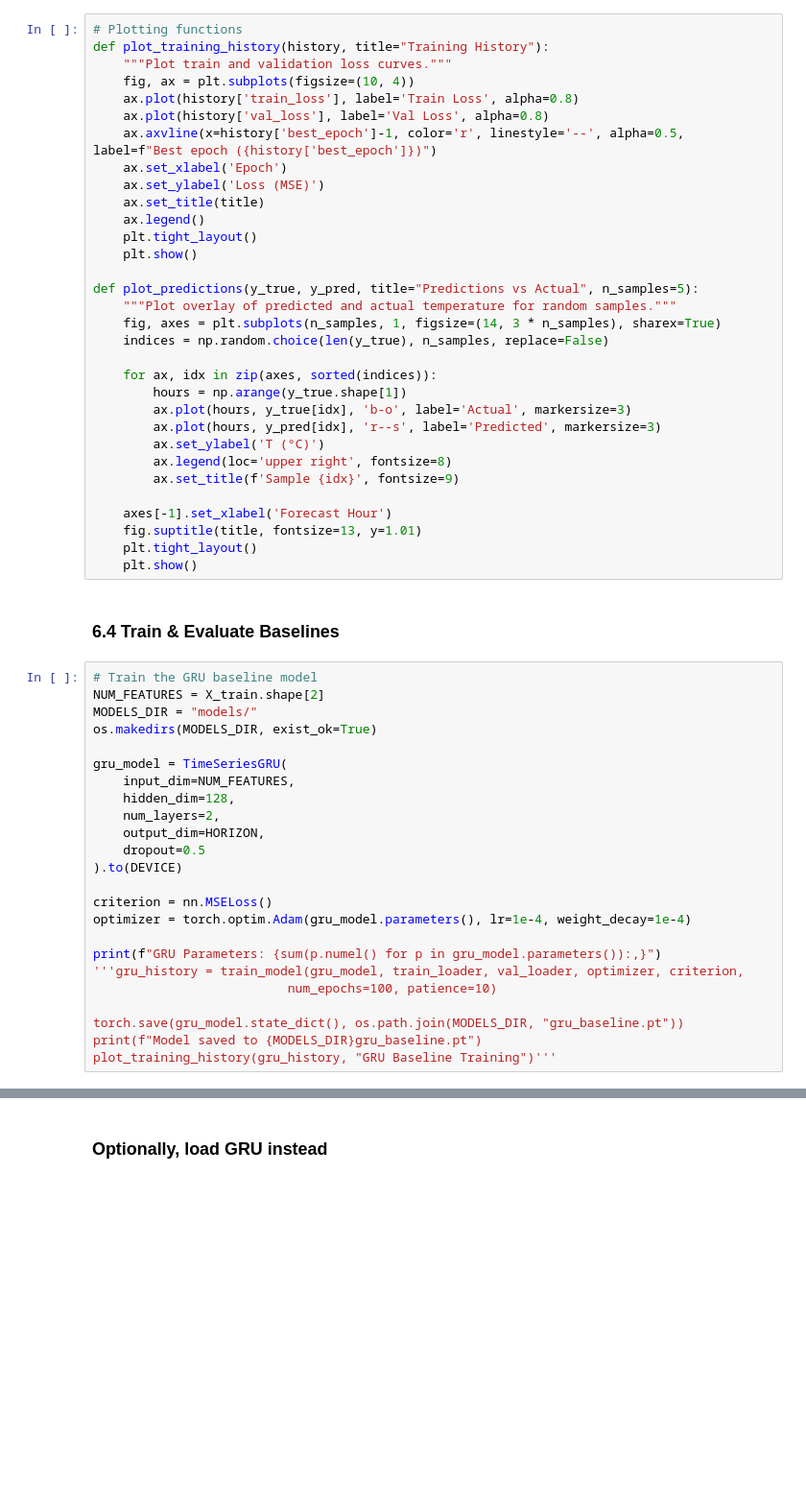
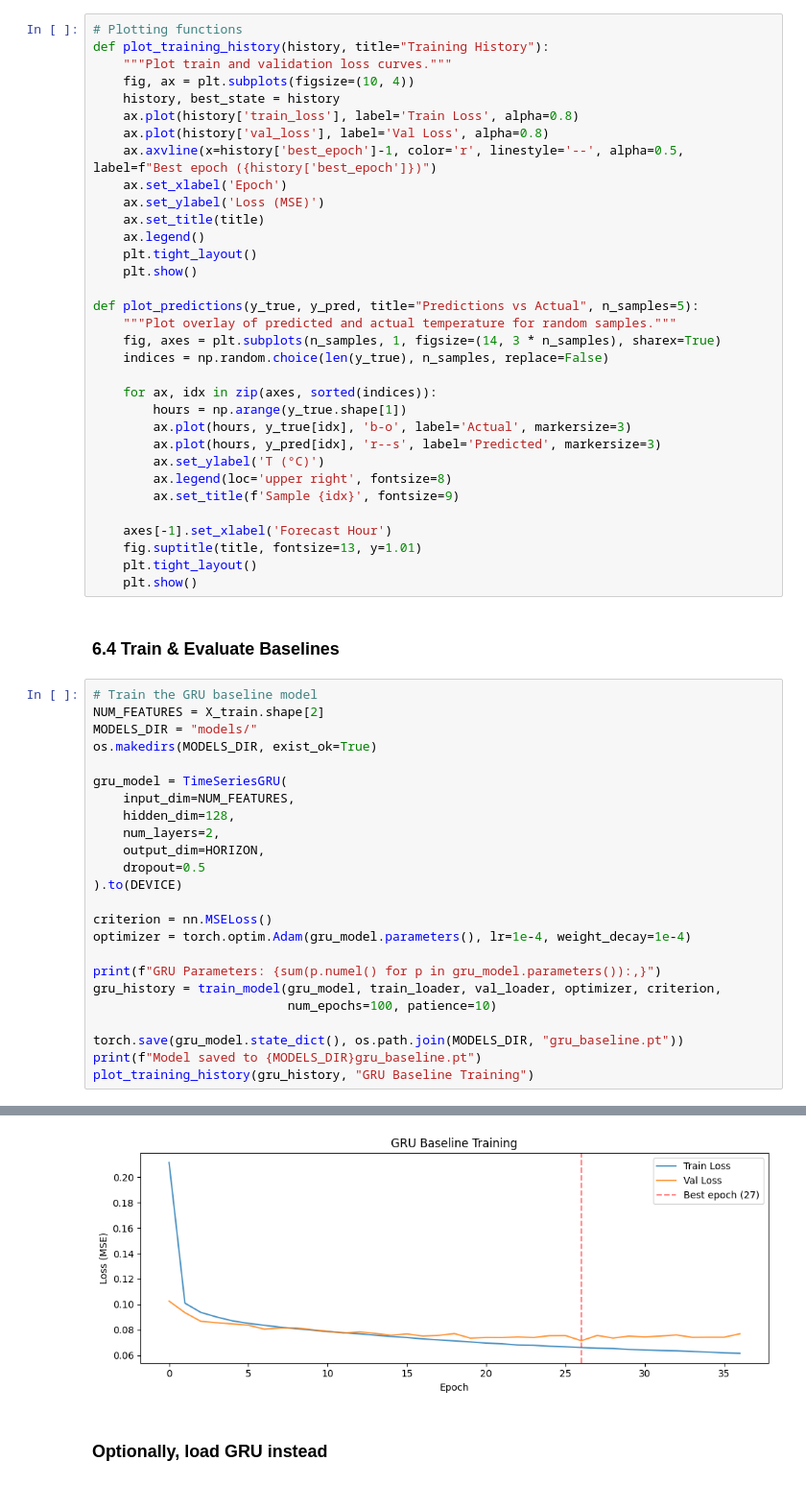
Before and after one commit to dudocas12/Advanced-Time-Series-Forecasting-Optimization-and-Explainability, a Jupyter notebook: main.ipynb, the cells around one changed output, grey strips where cells are left out. Shown at 96% size. Drawn from its saved outputs; the diff is of its cells as text; blank space fills up the shorter version.

```diff
--- a/main.ipynb
+++ b/main.ipynb
@@ -818,6 +792,7 @@ def evaluate_model(model, test_loader, criterion, scaler, target_idx, device=DEV
 def plot_training_history(history, title="Training History"):
     """Plot train and validation loss curves."""
     fig, ax = plt.subplots(figsize=(10, 4))
+    history, best_state = history
     ax.plot(history['train_loss'], label='Train Loss', alpha=0.8)
     ax.plot(history['val_loss'], label='Val Loss', alpha=0.8)
     ax.axvline(x=history['best_epoch']-1, color='r', linestyle='--', alpha=0.5, label=f"Best epoch ({history['best_epoch']})")
@@ -865,11 +840,11 @@ criterion = nn.MSELoss()
 optimizer = torch.optim.Adam(gru_model.parameters(), lr=1e-4, weight_decay=1e-4)
 
 print(f"GRU Parameters: {sum(p.numel() for p in gru_model.parameters()):,}")
-'''gru_history = train_model(gru_model, train_loader, val_loader, optimizer, criterion,
+gru_history = train_model(gru_model, train_loader, val_loader, optimizer, criterion,
                           num_epochs=100, patience=10)
 
 torch.save(gru_model.state_dict(), os.path.join(MODELS_DIR, "gru_baseline.pt"))
 print(f"Model saved to {MODELS_DIR}gru_baseline.pt")
-plot_training_history(gru_history, "GRU Baseline Training")'''
+plot_training_history(gru_history, "GRU Baseline Training")
 # %% [output]
 GRU Parameters: 156,696
@@ -877,3 +867,4 @@ GRU Parameters: 156,696
+[figure, added]
 # %% [markdown]
 ### Optionally, load GRU instead
 # %%
```
Also changed, not shown: parts of 54 cells of this notebook.
